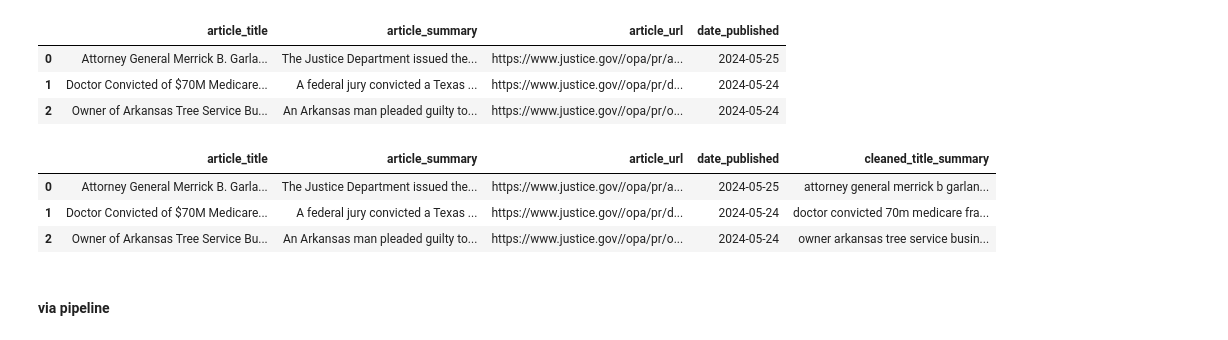
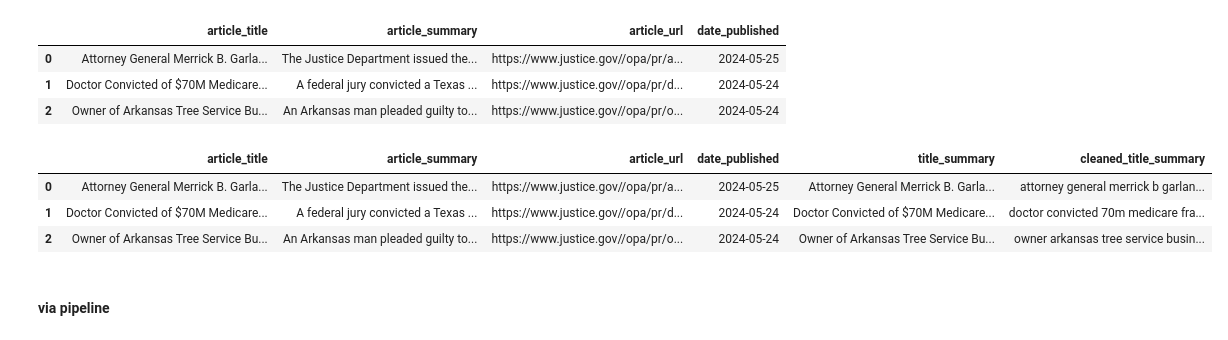
Before and after one commit to jgdshkovi/Regulatory-Trend-Analysis, a Jupyter notebook: finetuned transformers.ipynb, the cells around one changed output. Drawn from its saved outputs; the diff is of its cells as text; code cells hidden in the pictures.

```diff
--- a/finetuned transformers.ipynb
+++ b/finetuned transformers.ipynb
@@ -292,7 +299,7 @@ def clean_text(doc):
 ### Inference
 # %%
 df_infer = pd.read_csv('data/predicted doj articles.csv')
-df_infer.drop(columns=['compliance_related'], inplace=True)
+# df_infer.drop(columns=['compliance_related'], inplace=True)
 df_infer.head(3)
 # %% [output]
 |  | article_title | article_summary | article_url | date_published |
@@ -301,15 +308,15 @@ df_infer.head(3)
 | 2 | Owner of Arkansas Tree Service Bu... | An Arkansas man pleaded guilty to... | https://www.justice.gov//opa/pr/o... | 2024-05-24 |
 # %%
 # Combine title and summary
-df_infer['cleaned_title_summary'] = df_infer['article_title'].astype(str) + " " + df_infer['article_summary'].astype(str)
+df_infer['title_summary'] = df_infer['article_title'].astype(str) + " " + df_infer['article_summary'].astype(str)
 
 # Function call to clean itle and summary text
-df_infer['cleaned_title_summary'] = df_infer['cleaned_title_summary'].apply(clean_text)
+df_infer['cleaned_title_summary'] = df_infer['title_summary'].apply(clean_text)
 
 df_infer.head(3)
 # %% [output]
-|  | article_title | article_summary | article_url | date_published | cleaned_title_summary |
-| 0 | Attorney General Merrick B. Garla... | The Justice Department issued the... | https://www.justice.gov//opa/pr/a... | 2024-05-25 | attorney general merrick b garlan... |
-| 1 | Doctor Convicted of $70M Medicare... | A federal jury convicted a Texas ... | https://www.justice.gov//opa/pr/d... | 2024-05-24 | doctor convicted 70m medicare fra... |
-| 2 | Owner of Arkansas Tree Service Bu... | An Arkansas man pleaded guilty to... | https://www.justice.gov//opa/pr/o... | 2024-05-24 | owner arkansas tree service busin... |
+|  | article_title | article_summary | article_url | date_published | title_summary | cleaned_title_summary |
+| 0 | Attorney General Merrick B. Garla... | The Justice Department issued the... | https://www.justice.gov//opa/pr/a... | 2024-05-25 | Attorney General Merrick B. Garla... | attorney general merrick b garlan... |
+| 1 | Doctor Convicted of $70M Medicare... | A federal jury convicted a Texas ... | https://www.justice.gov//opa/pr/d... | 2024-05-24 | Doctor Convicted of $70M Medicare... | doctor convicted 70m medicare fra... |
+| 2 | Owner of Arkansas Tree Service Bu... | An Arkansas man pleaded guilty to... | https://www.justice.gov//opa/pr/o... | 2024-05-24 | Owner of Arkansas Tree Service Bu... | owner arkansas tree service busin... |
 # %%
```
Also changed, not shown: parts of 12 cells of this notebook, 11 other files.
